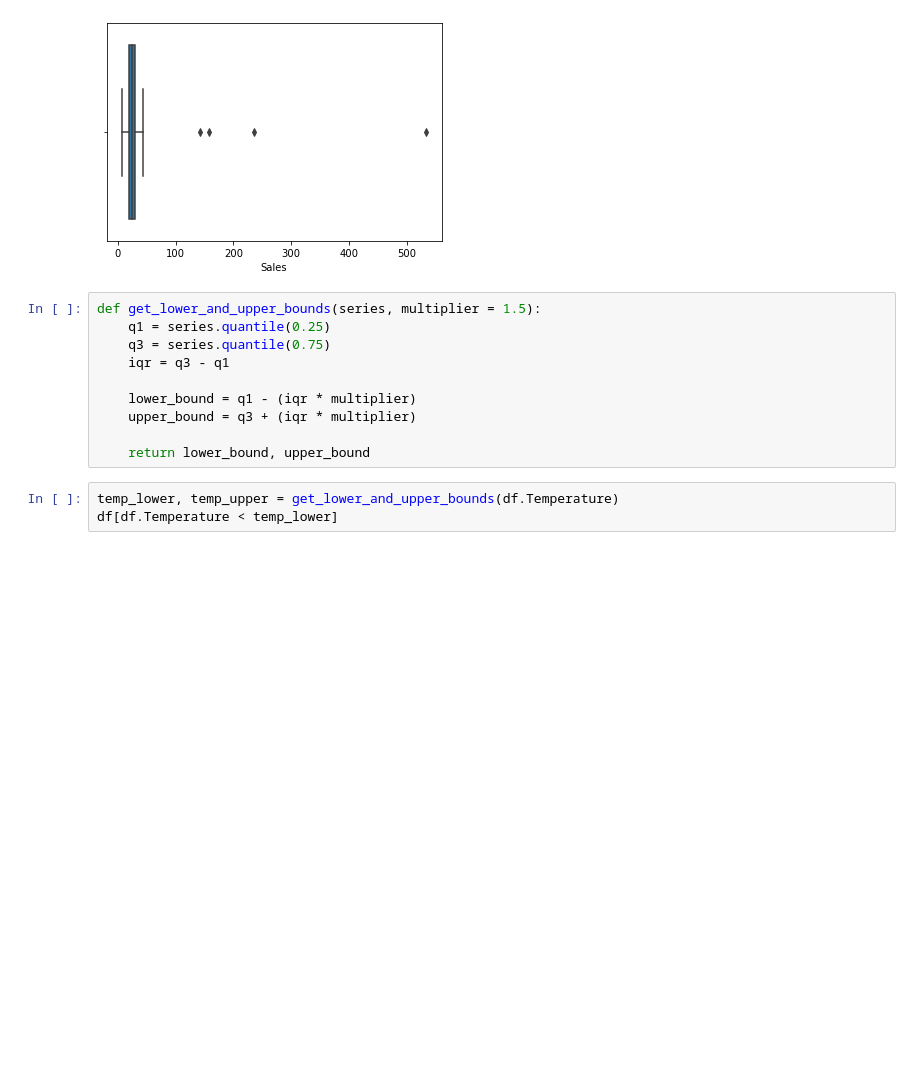
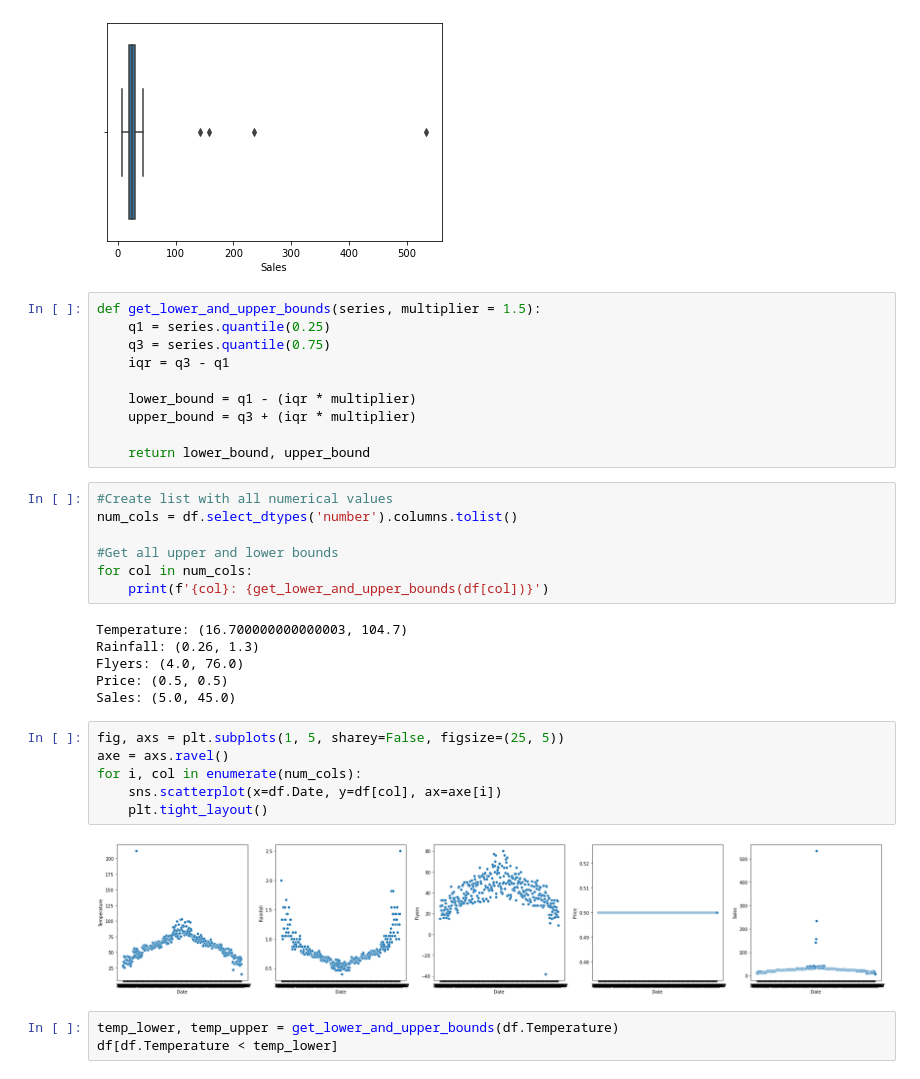
Before and after one commit to kristofer-rivera/anomaly-detection-exercises, a Jupyter notebook: continuous_probabilistic_methods.ipynb, the cells around one changed output. Cells and saved outputs as stored; diff of their text form; blank space fills up the shorter version.

```diff
--- a/continuous_probabilistic_methods.ipynb
+++ b/continuous_probabilistic_methods.ipynb
@@ -80,6 +80,27 @@ def get_lower_and_upper_bounds(series, multiplier = 1.5):
     upper_bound = q3 + (iqr * multiplier)
 
     return lower_bound, upper_bound
+# %%
+#Create list with all numerical values
+num_cols = df.select_dtypes('number').columns.tolist()
+
+#Get all upper and lower bounds
+for col in num_cols:
+    print(f'{col}: {get_lower_and_upper_bounds(df[col])}')
+# %% [output]
+Temperature: (16.700000000000003, 104.7)
+Rainfall: (0.26, 1.3)
+Flyers: (4.0, 76.0)
+Price: (0.5, 0.5)
+Sales: (5.0, 45.0)
+# %%
+fig, axs = plt.subplots(1, 5, sharey=False, figsize=(25, 5))
+axe = axs.ravel()
+for i, col in enumerate(num_cols):
+    sns.scatterplot(x=df.Date, y=df[col], ax=axe[i])
+    plt.tight_layout()
+# %% [output]
+[figure, added]
 # %%
 temp_lower, temp_upper = get_lower_and_upper_bounds(df.Temperature)
 df[df.Temperature < temp_lower]
```
Also changed, not shown: parts of 48 cells of this notebook.
